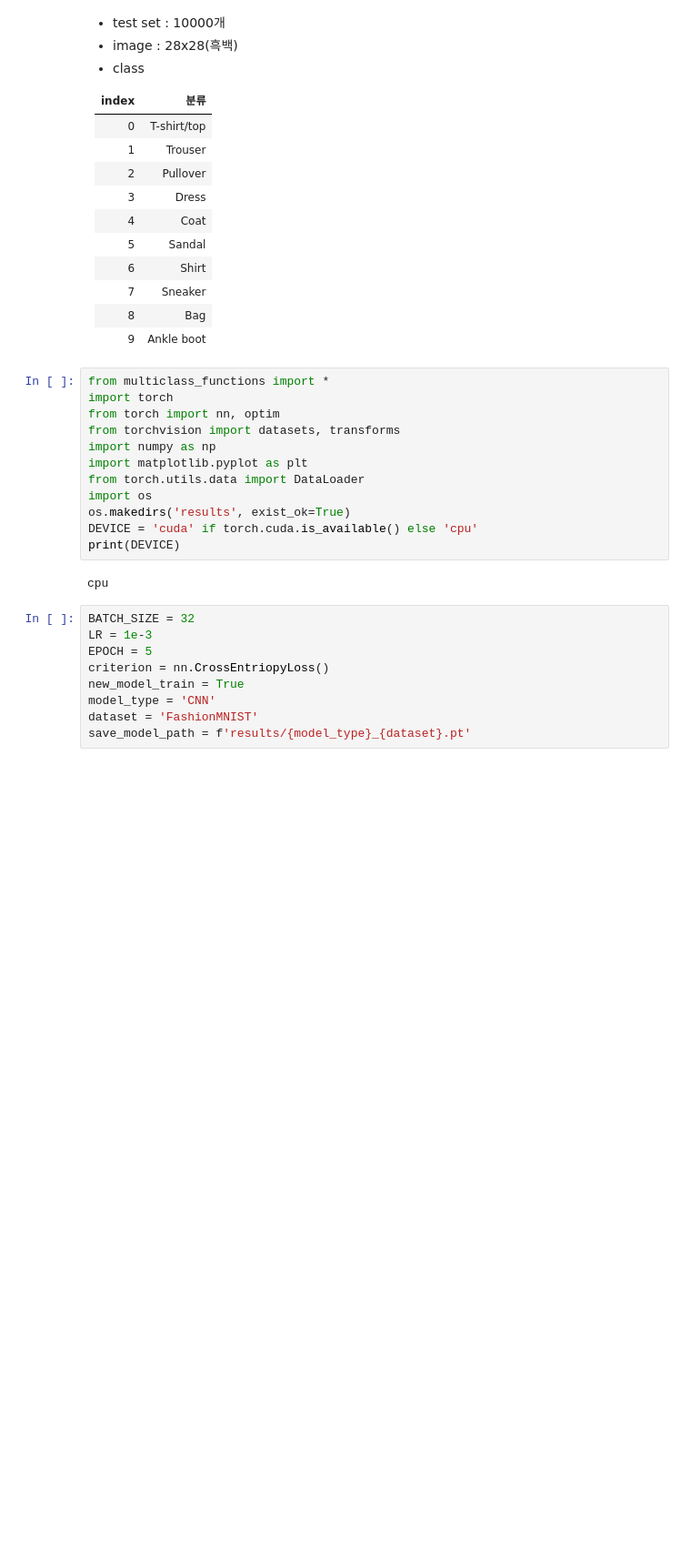
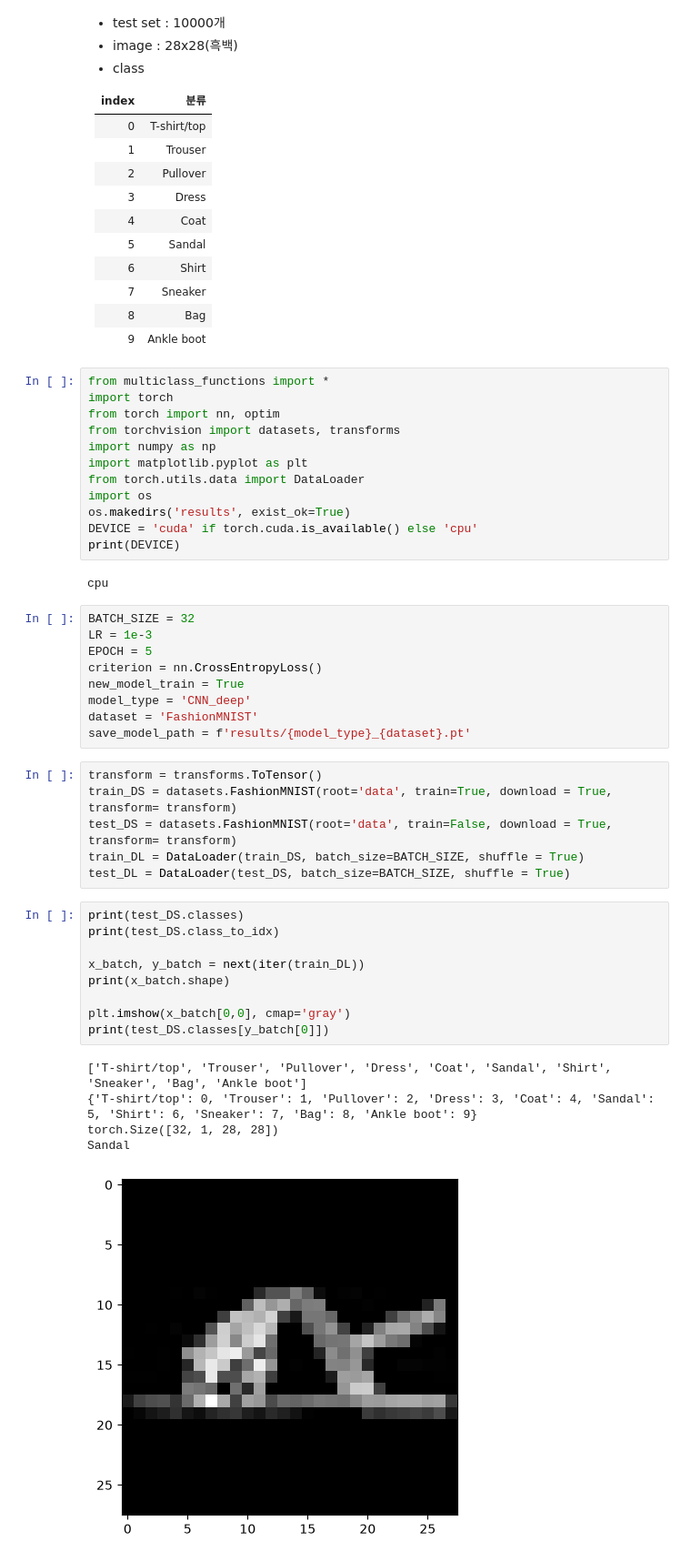
Before and after one commit to ghdwlswn97-source/PyTorch, a Jupyter notebook: 05.CNN/03.CNN_FashionMNIST.ipynb, the cells around one changed output. Shown at 91% size. Cells and saved outputs as stored; diff of their text form; blank space fills up the shorter version.

```diff
--- a/05.CNN/03.CNN_FashionMNIST.ipynb
+++ b/05.CNN/03.CNN_FashionMNIST.ipynb
@@ -37,8 +37,29 @@ cpu
 BATCH_SIZE = 32
 LR = 1e-3
 EPOCH = 5
-criterion = nn.CrossEntriopyLoss()
+criterion = nn.CrossEntropyLoss()
 new_model_train = True
-model_type = 'CNN'
+model_type = 'CNN_deep'
 dataset = 'FashionMNIST'
 save_model_path = f'results/{model_type}_{dataset}.pt'
+# %%
+transform = transforms.ToTensor()
+train_DS = datasets.FashionMNIST(root='data', train=True, download = True, transform= transform)
+test_DS = datasets.FashionMNIST(root='data', train=False, download = True, transform= transform)
+train_DL = DataLoader(train_DS, batch_size=BATCH_SIZE, shuffle = True)
+test_DL = DataLoader(test_DS, batch_size=BATCH_SIZE, shuffle = True)
+# %%
+print(test_DS.classes)
+print(test_DS.class_to_idx)
+
+x_batch, y_batch = next(iter(train_DL))
+print(x_batch.shape)
+
+plt.imshow(x_batch[0,0], cmap='gray')
+print(test_DS.classes[y_batch[0]])
+# %% [output]
+['T-shirt/top', 'Trouser', 'Pullover', 'Dress', 'Coat', 'Sandal', 'Shirt', 'Sneaker', 'Bag', 'Ankle boot']
+{'T-shirt/top': 0, 'Trouser': 1, 'Pullover': 2, 'Dress': 3, 'Coat': 4, 'Sandal': 5, 'Shirt': 6, 'Sneaker': 7, 'Bag': 8, 'Ankle boot': 9}
+torch.Size([32, 1, 28, 28])
+Sandal
+[figure, added]
```
Also changed, not shown: parts of 7 cells of this notebook, 11 other files.
